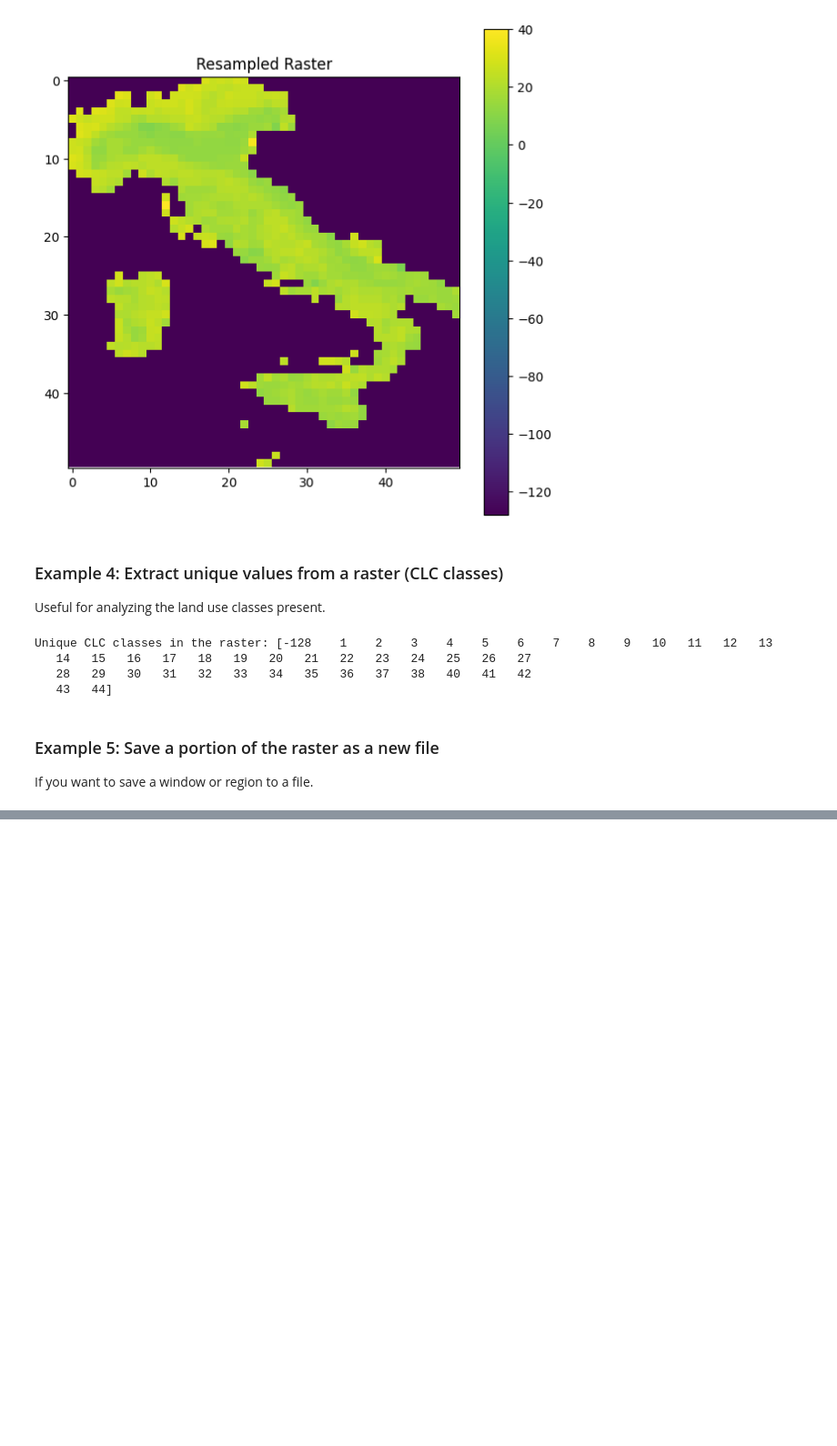
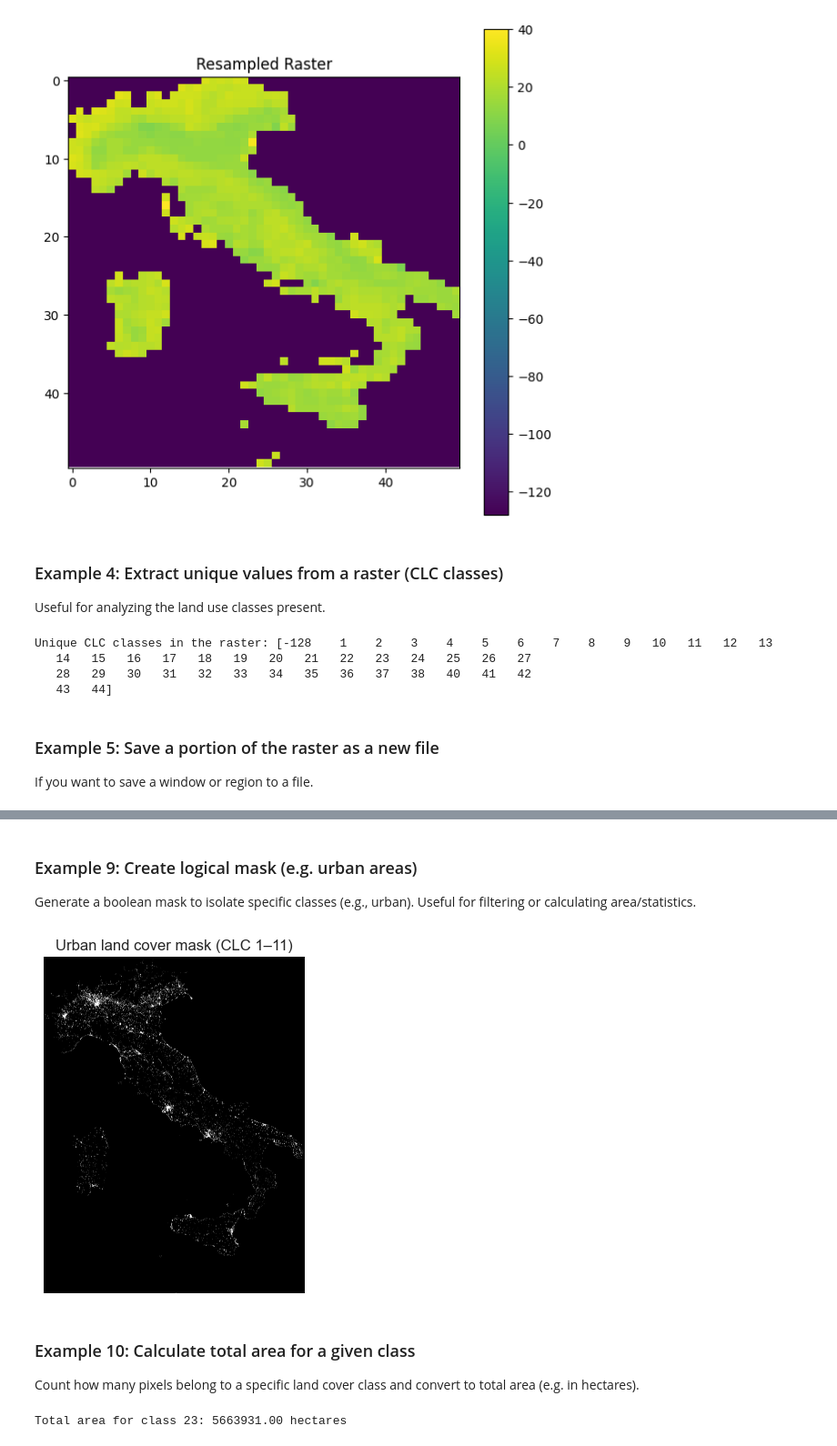
Before and after one commit to dimuzzo/testing-project, a Jupyter notebook: Rasterio/test_number1.ipynb, the cells around one changed output, grey strips where cells are left out. Shown at 91% size. Saved outputs shown, nothing was run; the diff lists cells and outputs as text; code cells hidden in the pictures; blank space fills up the shorter version.

```diff
--- a/Rasterio/test_number1.ipynb
+++ b/Rasterio/test_number1.ipynb
@@ -223,0 +254,31 @@ import numpy as np
+# %% [markdown]
+### Example 9: Create logical mask (e.g. urban areas)
+
+Generate a boolean mask to isolate specific classes (e.g., urban). Useful for filtering or calculating area/statistics.
+# %%
+# Urban CLC classes typically range from 1 to 11
+urban_mask = np.isin(data, np.arange(1, 12))
+
+plt.imshow(urban_mask, cmap="gray")
+plt.title("Urban land cover mask (CLC 1–11)")
+plt.axis("off")
+plt.show()
+# %% [output]
+[figure, added]
+# %% [markdown]
+### Example 10: Calculate total area for a given class
+
+Count how many pixels belong to a specific land cover class and convert to total area (e.g. in hectares).
+# %%
+# Assuming 100m resolution → pixel area = 100x100 m²
+pixel_area_m2 = 100 * 100
+target_class = 23  # For example: forest
+
+with rasterio.open(italy_data) as src:
+    data = src.read(1)
+    count = np.sum(data == target_class)
+    area_ha = (count * pixel_area_m2) / 10000  # hectares
+
+print(f"Total area for class {target_class}: {area_ha:.2f} hectares")
+# %% [output]
+Total area for class 23: 5663931.00 hectares
```
Also changed, not shown: parts of 9 cells of this notebook.
